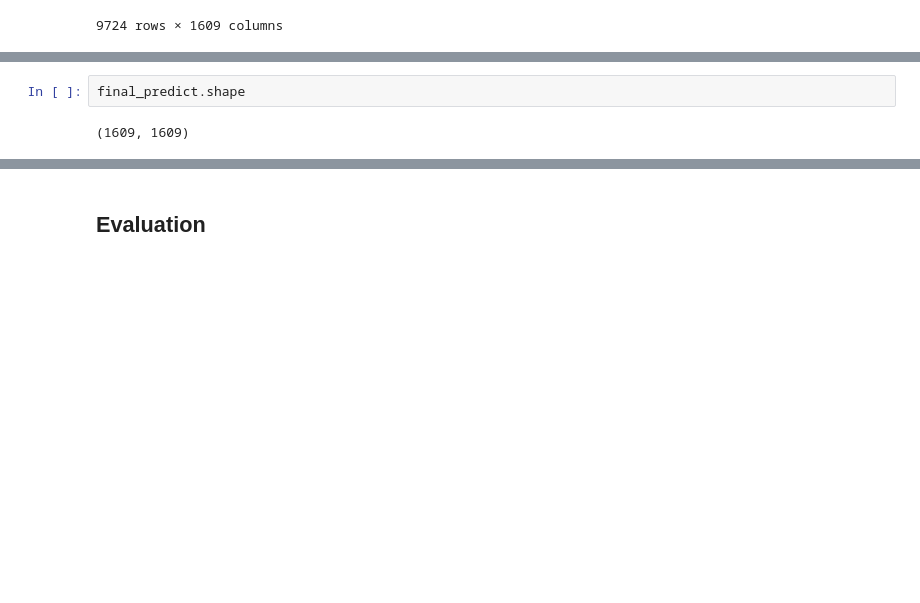
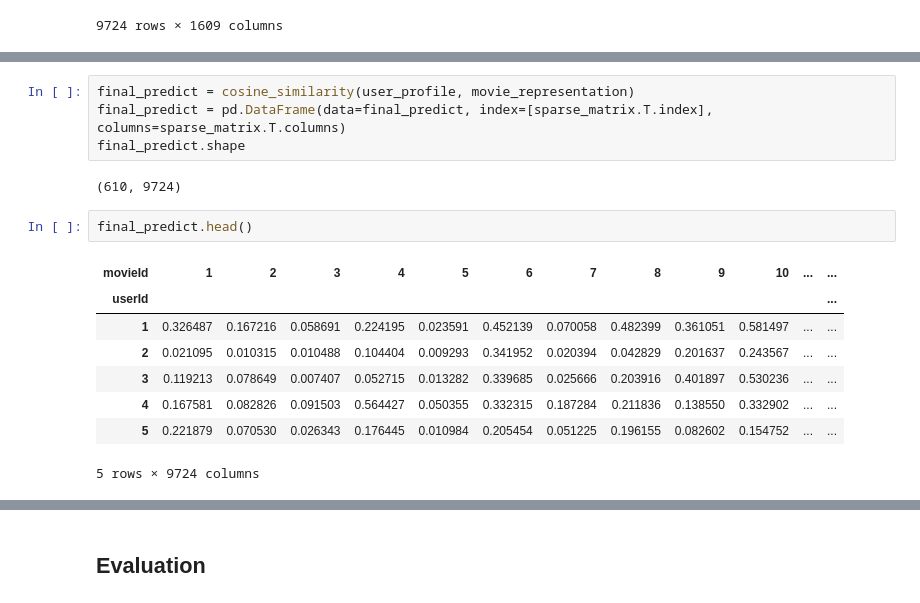
Before and after one commit to del-luna/Recommendation-System-Study, a Jupyter notebook: content-based/Content_based.ipynb, the cells around one changed output, grey strips where cells are left out. Saved outputs shown, nothing was run; the diff lists cells and outputs as text; blank space fills up the shorter version.

```diff
--- a/content-based/Content_based.ipynb
+++ b/content-based/Content_based.ipynb
@@ -413,4 +408,17 @@ final_predict = cosine_similarity(user_profile[0][:,np.newaxis], movie_represent
+# %%
+final_predict = cosine_similarity(user_profile, movie_representation)
+final_predict = pd.DataFrame(data=final_predict, index=[sparse_matrix.T.index], columns=sparse_matrix.T.columns)
+final_predict.shape
+# %% [output]
+(610, 9724)
 # %%
-final_predict.shape
+final_predict.head()
 # %% [output]
+| movieId | 1 | 2 | 3 | 4 | 5 | 6 | 7 | 8 | 9 | 10 | ... | ... |
+| userId |  |  |  |  |  |  |  |  |  |  |  | ... |
+| 1 | 0.326487 | 0.167216 | 0.058691 | 0.224195 | 0.023591 | 0.452139 | 0.070058 | 0.482399 | 0.361051 | 0.581497 | ... | ... |
+| 2 | 0.021095 | 0.010315 | 0.010488 | 0.104404 | 0.009293 | 0.341952 | 0.020394 | 0.042829 | 0.201637 | 0.243567 | ... | ... |
+| 3 | 0.119213 | 0.078649 | 0.007407 | 0.052715 | 0.013282 | 0.339685 | 0.025666 | 0.203916 | 0.401897 | 0.530236 | ... | ... |
+| 4 | 0.167581 | 0.082826 | 0.091503 | 0.564427 | 0.050355 | 0.332315 | 0.187284 | 0.211836 | 0.138550 | 0.332902 | ... | ... |
+| 5 | 0.221879 | 0.070530 | 0.026343 | 0.176445 | 0.010984 | 0.205454 | 0.051225 | 0.196155 | 0.082602 | 0.154752 | ... | ... |
-(1609, 1609)
+5 rows × 9724 columns
```
Also changed, not shown: parts of 19 cells of this notebook.
